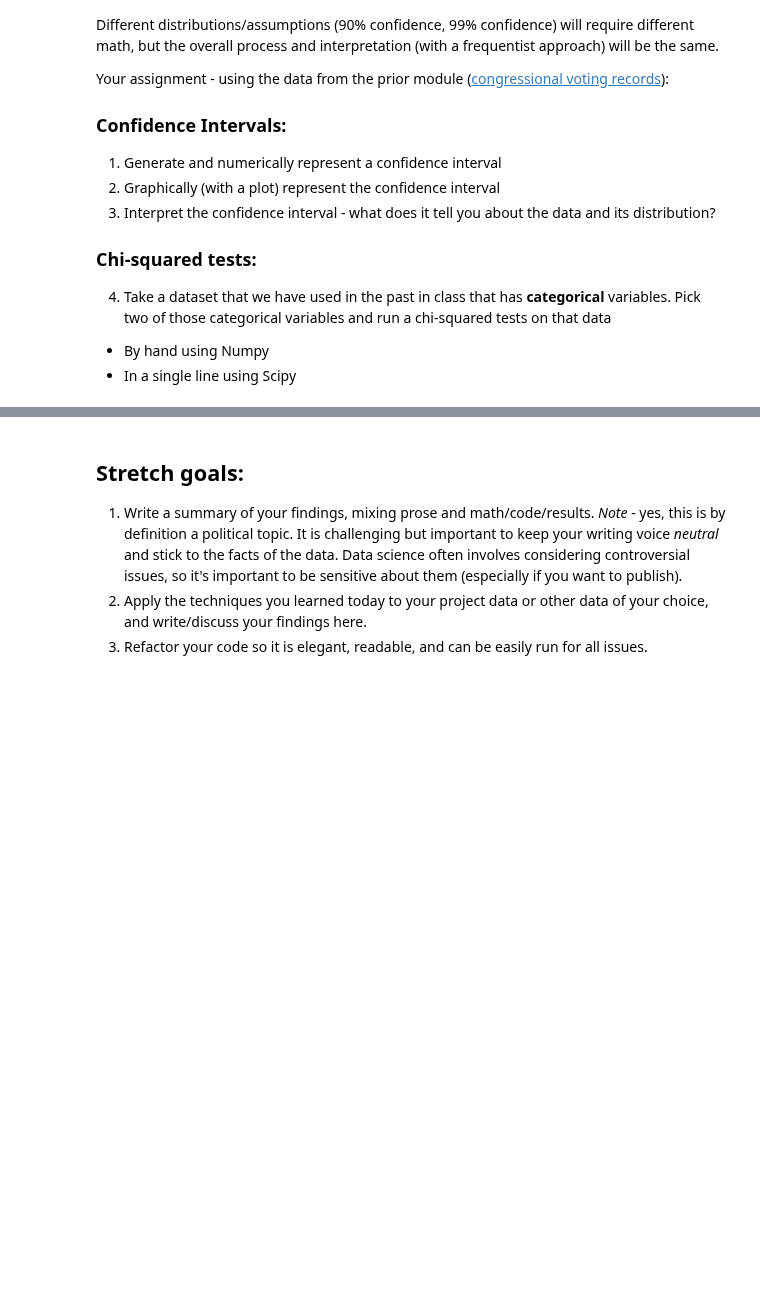
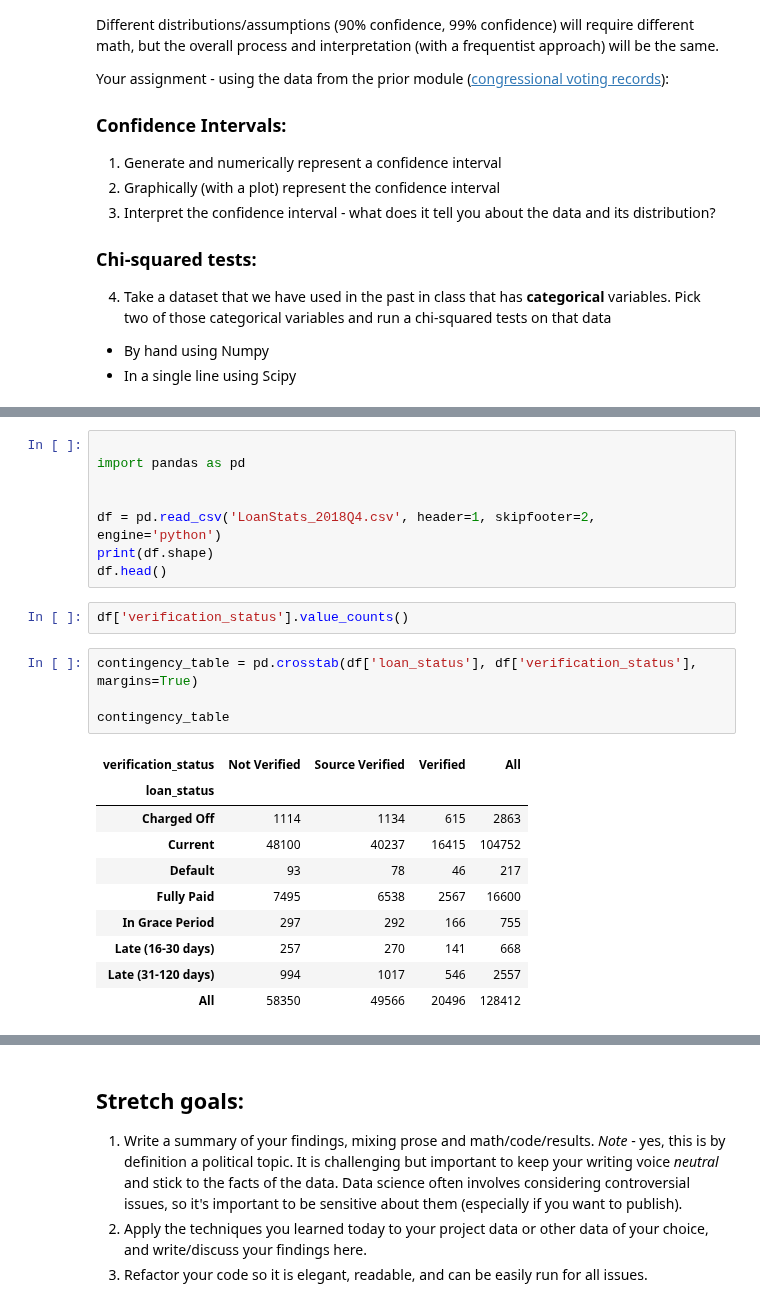
Before and after one commit to bloominstituteoftechnology/DS-Unit-1-Sprint-2-Statistics, a Jupyter notebook: module2/LS_DS_122_Sampling_Confidence_Intervals_and_Hypothesis_Testing_Assignment.ipynb, the cells around one changed output, grey strips where cells are left out. Drawn from its saved outputs; the diff is of its cells as text; blank space fills up the shorter version.

```diff
--- a/module2/LS_DS_122_Sampling_Confidence_Intervals_and_Hypothesis_Testing_Assignment.ipynb
+++ b/module2/LS_DS_122_Sampling_Confidence_Intervals_and_Hypothesis_Testing_Assignment.ipynb
@@ -31,0 +125,25 @@ Your assignment - using the data from the prior module ([congressional voting re
+# %%
+
+import pandas as pd
+
+
+df = pd.read_csv('LoanStats_2018Q4.csv', header=1, skipfooter=2, engine='python')
+print(df.shape)
+df.head()
+# %%
+df['verification_status'].value_counts()
+# %%
+contingency_table = pd.crosstab(df['loan_status'], df['verification_status'], margins=True)
+
+contingency_table
+# %% [output]
+| verification_status | Not Verified | Source Verified | Verified | All |
+| loan_status |  |  |  |  |
+| Charged Off | 1114 | 1134 | 615 | 2863 |
+| Current | 48100 | 40237 | 16415 | 104752 |
+| Default | 93 | 78 | 46 | 217 |
+| Fully Paid | 7495 | 6538 | 2567 | 16600 |
+| In Grace Period | 297 | 292 | 166 | 755 |
+| Late (16-30 days) | 257 | 270 | 141 | 668 |
+| Late (31-120 days) | 994 | 1017 | 546 | 2557 |
+| All | 58350 | 49566 | 20496 | 128412 |
```
Also changed, not shown: parts of 18 cells of this notebook.
